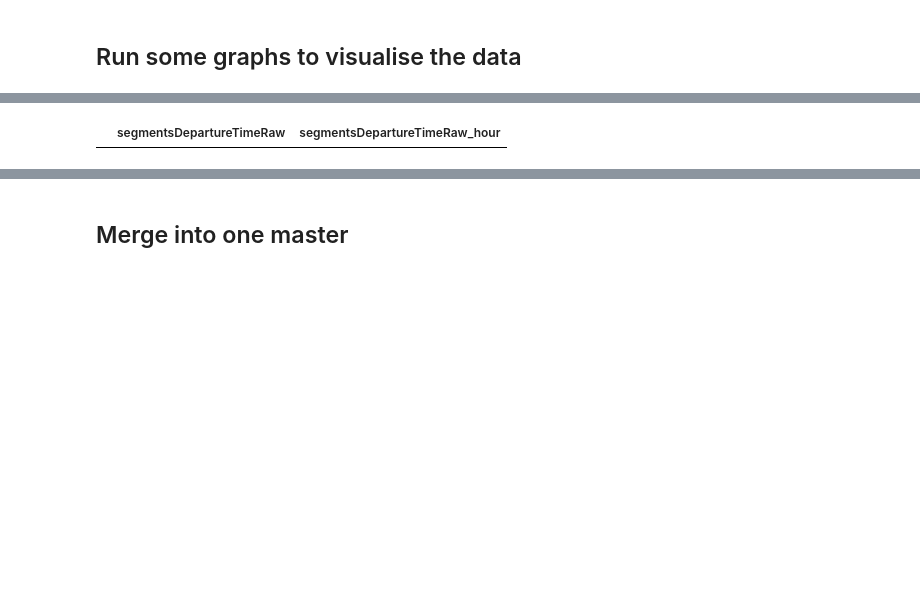
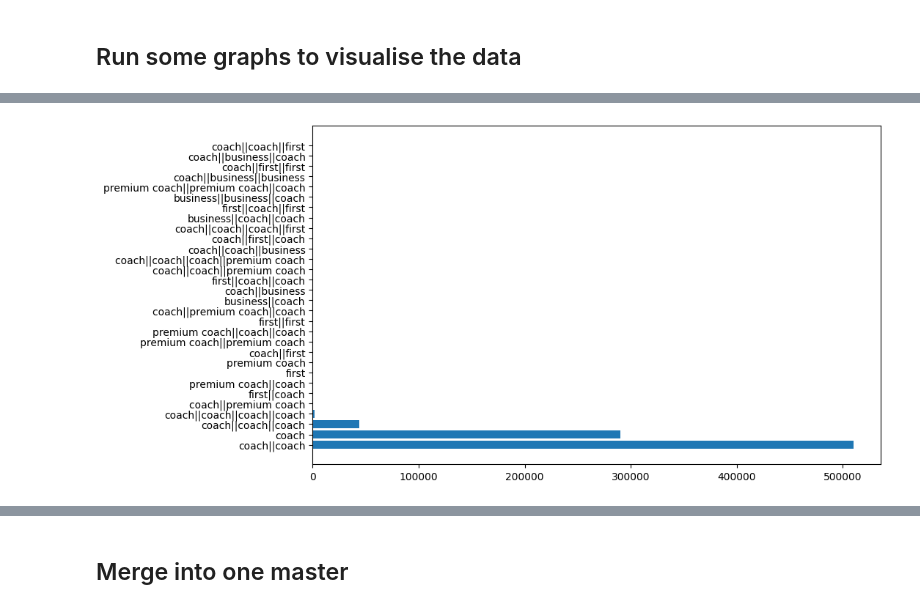
Before and after one commit to raym2828/adv_mla_at3_experimentation, a Jupyter notebook: notebooks/1_tsui_raymond_10701389_Load-Model.ipynb, the cells around one changed output, grey strips where cells are left out. Cells and saved outputs as stored; diff of their text form; code cells hidden in the pictures; blank space fills up the shorter version.

```diff
--- a/notebooks/1_tsui_raymond_10701389_Load-Model.ipynb
+++ b/notebooks/1_tsui_raymond_10701389_Load-Model.ipynb
@@ -351,7 +293,4 @@ datetime64[ns, UTC-04:00]
-# %%
-# filter values that are not datetime type
-df_clean_test_filtered = df_clean_test[df_clean_test['segmentsDepartureTimeRaw_hour'].isnull()]
-
-df_clean_test_filtered[['segmentsDepartureTimeRaw','segmentsDepartureTimeRaw_hour']]
-# %% [output]
-|  | segmentsDepartureTimeRaw | segmentsDepartureTimeRaw_hour |
+# %%
+plot_data(df_segments)
+# %% [output]
+[figure, added]
```
Also changed, not shown: parts of 18 cells of this notebook.
